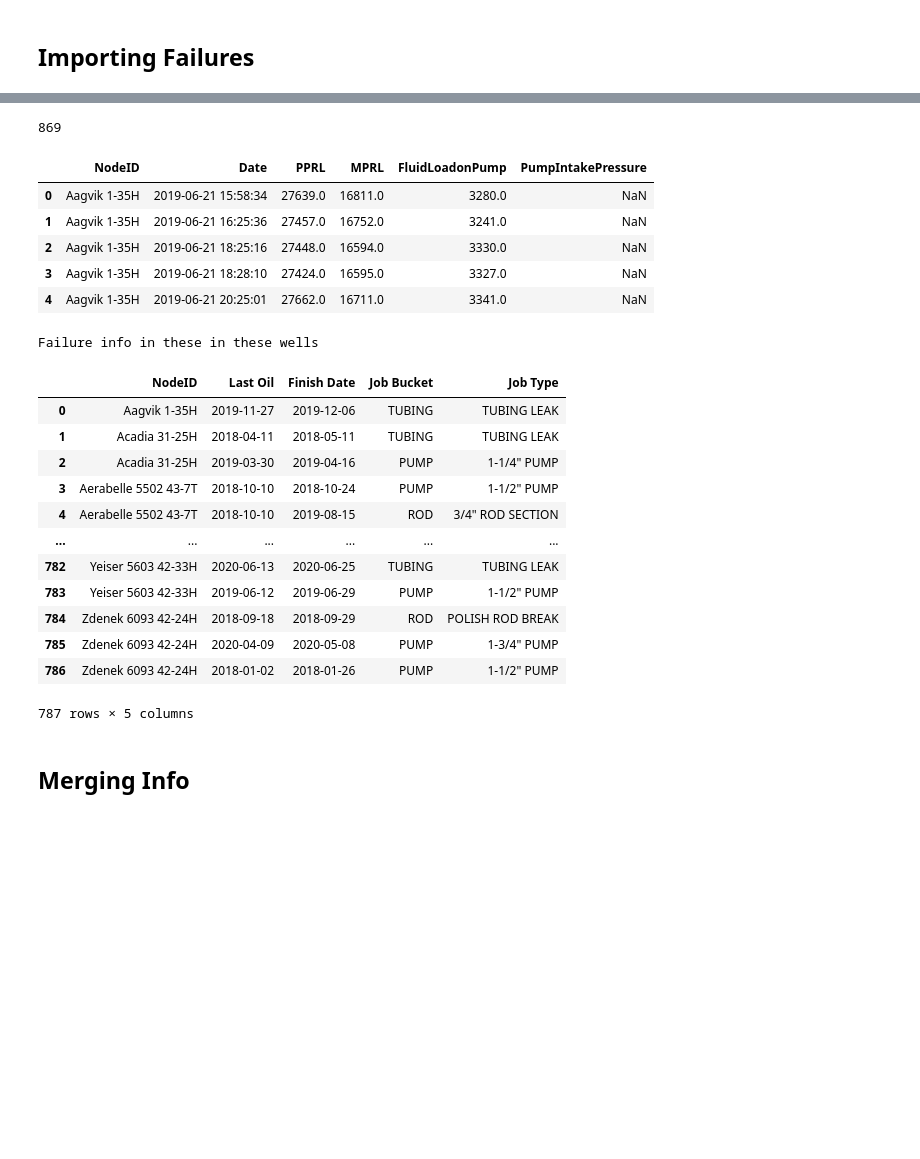
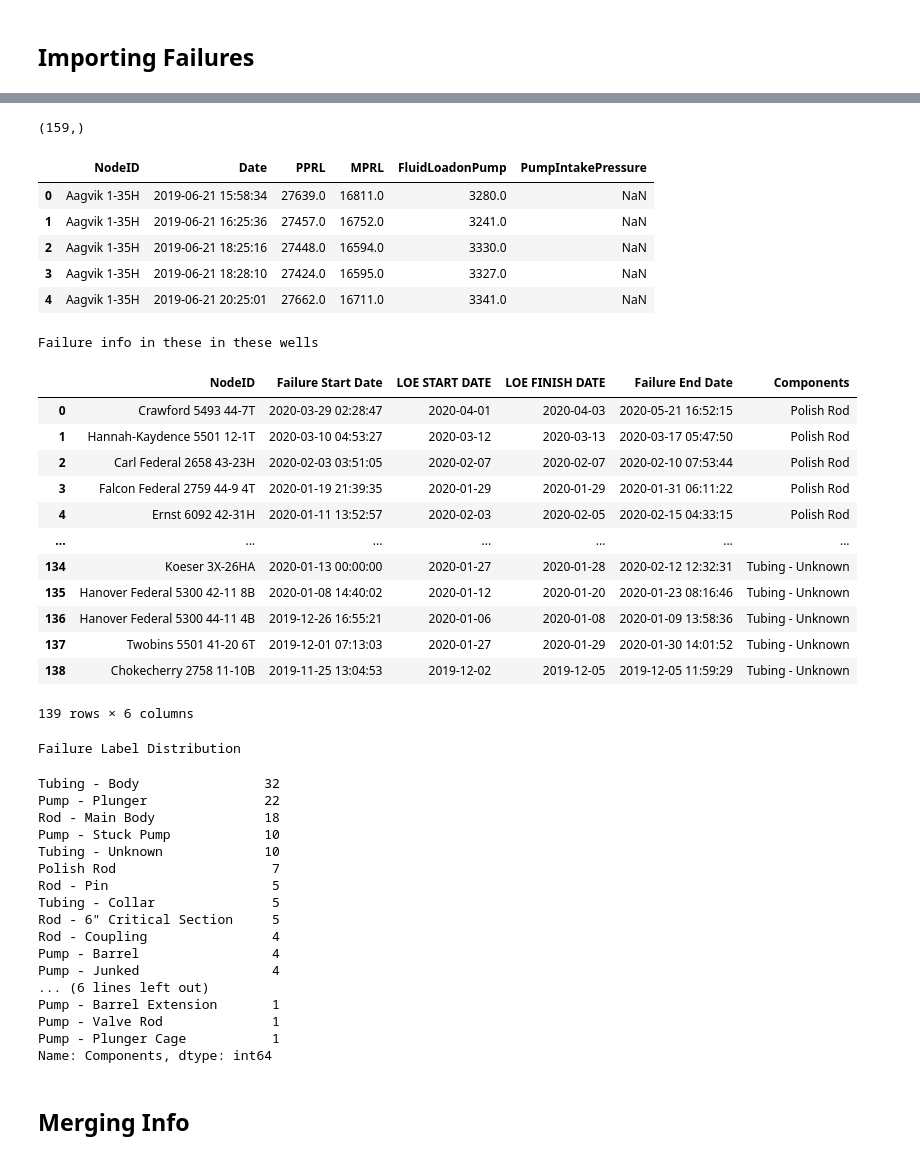
Before and after one commit to Ashitha97/ESP, a Jupyter notebook: Failure Forecasting/Window Forecasting Notebook.ipynb, the cells around one changed output, grey strips where cells are left out. Drawn from its saved outputs; the diff is of its cells as text; code cells hidden in the pictures; blank space fills up the shorter version.

Commit message:
Updated to include Predictions in Failure Forecasting

```diff
--- a/Failure Forecasting/Window Forecasting Notebook.ipynb
+++ b/Failure Forecasting/Window Forecasting Notebook.ipynb
@@ -96,0 +94,18 @@ Wall time: 14.6 s
+# %%
+# Manually importing data from s3
+file_path = "s3://et-oasis/failure-excel/Oasis Complete Failure List 2018-2020_ver4.xlsx"
+
+failures = pd.read_excel(file_path)
+# Cleaning WELL NAMES
+failures['Well'] = (failures['Well'].str.replace("#", "")  # remove #
+                                 .str.replace('\s+', ' ', regex=True)  # remove multiple spaces if present
+                                 .str.strip()  # Remove trailing whitespaces
+                                 .str.lower()  # lower all character
+                                 .str.title()  # Uppercase first letter of each word
+                                 .map(lambda x: x[0:-2] + x[-2:].upper()))
+
+failures.rename(columns={'Well': 'NodeID',
+                        'LAST OIL': 'Failure Start Date',
+                        'FAILURE END DATE': 'Failure End Date'}, inplace=True)
+well_list = failures.NodeID.unique().tolist()  # List of wells to use for querying the features and model training
+failures.head()
@@ -160,37 +160,59 @@ Wall time: 2min 50s
 # %%
-well_list = data.NodeID.unique()
+well_list_features = data.NodeID.unique()
+well_list_features.shape
+np.shape(well_list)
 # %% [output]
-869
+(159,)
 # %%
 # Failur Info only from wells present in the data
-failure_info = failures[failures.NodeID.isin(well_list)]
+failure_info = failures[failures.NodeID.isin(well_list_features)]
 failure_info.reset_index(inplace=True, drop=True)
 
 # info
 display(data.head())
 print("Failure info in these in these wells")
 display(failure_info)
+print("Failure Label Distribution")
+display(failure_info.Components.value_counts())
 # %% [output]
 |  | NodeID | Date | PPRL | MPRL | FluidLoadonPump | PumpIntakePressure |
 | 0 | Aagvik 1-35H | 2019-06-21 15:58:34 | 27639.0 | 16811.0 | 3280.0 | NaN |
 | 1 | Aagvik 1-35H | 2019-06-21 16:25:36 | 27457.0 | 16752.0 | 3241.0 | NaN |
 | 2 | Aagvik 1-35H | 2019-06-21 18:25:16 | 27448.0 | 16594.0 | 3330.0 | NaN |
 | 3 | Aagvik 1-35H | 2019-06-21 18:28:10 | 27424.0 | 16595.0 | 3327.0 | NaN |
 | 4 | Aagvik 1-35H | 2019-06-21 20:25:01 | 27662.0 | 16711.0 | 3341.0 | NaN |
 Failure info in these in these wells
-|  | NodeID | Last Oil | Finish Date | Job Bucket | Job Type |
-| 0 | Aagvik 1-35H | 2019-11-27 | 2019-12-06 | TUBING | TUBING LEAK |
-| 1 | Acadia 31-25H | 2018-04-11 | 2018-05-11 | TUBING | TUBING LEAK |
-| 2 | Acadia 31-25H | 2019-03-30 | 2019-04-16 | PUMP | 1-1/4" PUMP |
-| 3 | Aerabelle 5502 43-7T | 2018-10-10 | 2018-10-24 | PUMP | 1-1/2" PUMP |
-| 4 | Aerabelle 5502 43-7T | 2018-10-10 | 2019-08-15 | ROD | 3/4" ROD SECTION |
-| ... | ... | ... | ... | ... | ... |
-| 782 | Yeiser 5603 42-33H | 2020-06-13 | 2020-06-25 | TUBING | TUBING LEAK |
-| 783 | Yeiser 5603 42-33H | 2019-06-12 | 2019-06-29 | PUMP | 1-1/2" PUMP |
-| 784 | Zdenek 6093 42-24H | 2018-09-18 | 2018-09-29 | ROD | POLISH ROD BREAK |
-| 785 | Zdenek 6093 42-24H | 2020-04-09 | 2020-05-08 | PUMP | 1-3/4" PUMP |
-| 786 | Zdenek 6093 42-24H | 2018-01-02 | 2018-01-26 | PUMP | 1-1/2" PUMP |
+|  | NodeID | Failure Start Date | LOE START DATE | LOE FINISH DATE | Failure End Date | Components |
+| 0 | Crawford 5493 44-7T | 2020-03-29 02:28:47 | 2020-04-01 | 2020-04-03 | 2020-05-21 16:52:15 | Polish Rod |
+| 1 | Hannah-Kaydence 5501 12-1T | 2020-03-10 04:53:27 | 2020-03-12 | 2020-03-13 | 2020-03-17 05:47:50 | Polish Rod |
+| 2 | Carl Federal 2658 43-23H | 2020-02-03 03:51:05 | 2020-02-07 | 2020-02-07 | 2020-02-10 07:53:44 | Polish Rod |
+| 3 | Falcon Federal 2759 44-9 4T | 2020-01-19 21:39:35 | 2020-01-29 | 2020-01-29 | 2020-01-31 06:11:22 | Polish Rod |
+| 4 | Ernst 6092 42-31H | 2020-01-11 13:52:57 | 2020-02-03 | 2020-02-05 | 2020-02-15 04:33:15 | Polish Rod |
+| ... | ... | ... | ... | ... | ... | ... |
+| 134 | Koeser 3X-26HA | 2020-01-13 00:00:00 | 2020-01-27 | 2020-01-28 | 2020-02-12 12:32:31 | Tubing - Unknown |
+| 135 | Hanover Federal 5300 42-11 8B | 2020-01-08 14:40:02 | 2020-01-12 | 2020-01-20 | 2020-01-23 08:16:46 | Tubing - Unknown |
+| 136 | Hanover Federal 5300 44-11 4B | 2019-12-26 16:55:21 | 2020-01-06 | 2020-01-08 | 2020-01-09 13:58:36 | Tubing - Unknown |
+| 137 | Twobins 5501 41-20 6T | 2019-12-01 07:13:03 | 2020-01-27 | 2020-01-29 | 2020-01-30 14:01:52 | Tubing - Unknown |
+| 138 | Chokecherry 2758 11-10B | 2019-11-25 13:04:53 | 2019-12-02 | 2019-12-05 | 2019-12-05 11:59:29 | Tubing - Unknown |
-787 rows × 5 columns
+139 rows × 6 columns
+Failure Label Distribution
+Tubing - Body                32
+Pump - Plunger               22
+Rod - Main Body              18
+Pump - Stuck Pump            10
+Tubing - Unknown             10
+Polish Rod                    7
+Rod - Pin                     5
+Tubing - Collar               5
+Rod - 6" Critical Section     5
+Rod - Coupling                4
+Pump - Barrel                 4
+Pump - Junked                 4
+... (6 lines left out)
+Pump - Barrel Extension       1
+Pump - Valve Rod              1
+Pump - Plunger Cage           1
+Name: Components, dtype: int64
 # %% [markdown]
 ## Merging Info
 # %%
```
Also changed, not shown: parts of 44 cells of this notebook, 5 other files.
